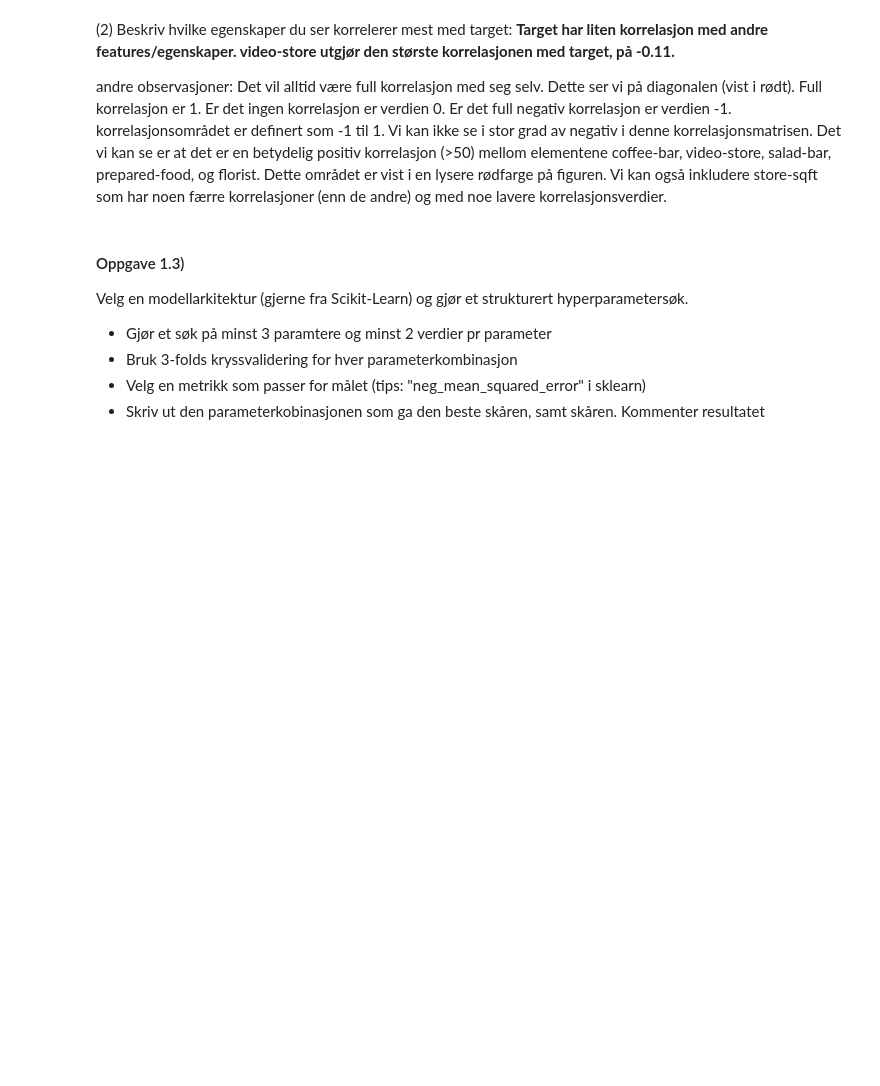
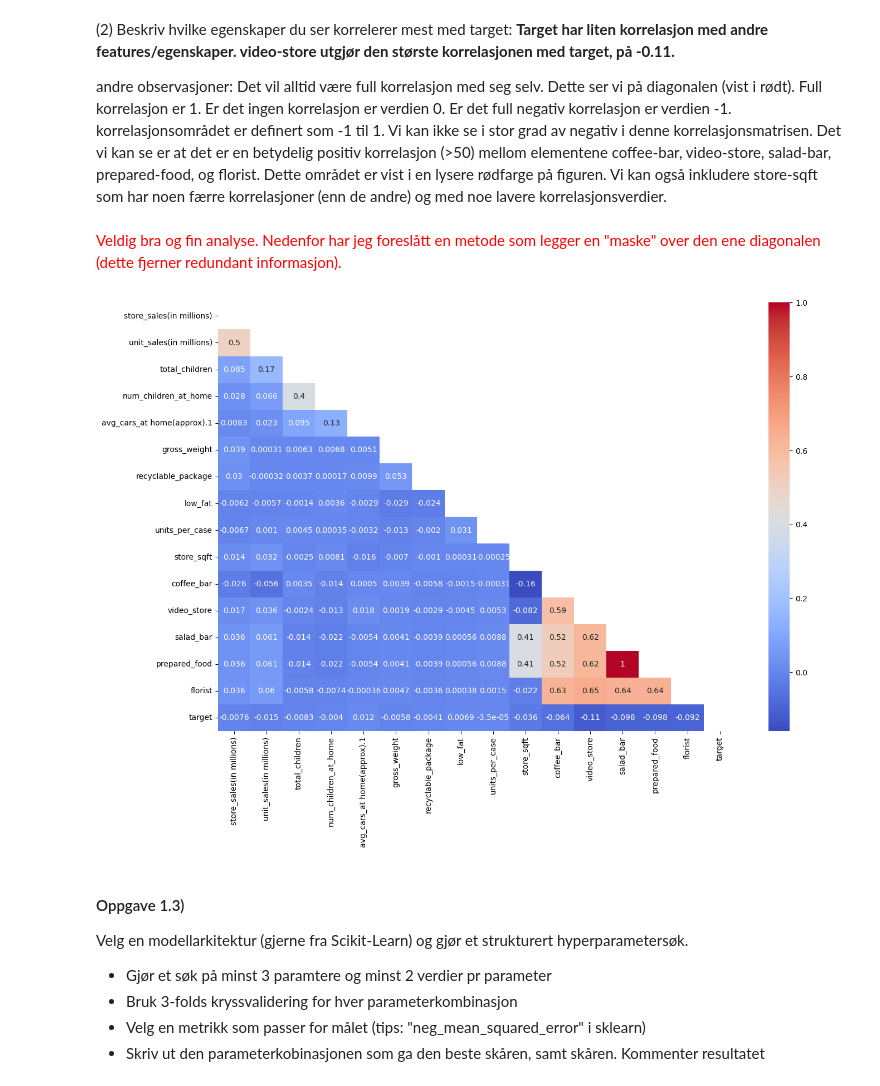
Before and after one commit to Bsingstad/DMBA-ML, a Jupyter notebook: Oblig 2/Oppgave 1.ipynb, the cells around one changed output. Drawn from its saved outputs; the diff is of its cells as text; code cells hidden in the pictures; blank space fills up the shorter version.

```diff
--- a/Oblig 2/Oppgave 1.ipynb
+++ b/Oblig 2/Oppgave 1.ipynb
@@ -105,6 +107,23 @@ korrelasjonsmatrise(X_train, y_train)
 
 andre observasjoner:
 Det vil alltid være full korrelasjon med seg selv. Dette ser vi på diagonalen (vist i rødt). Full korrelasjon er 1. Er det ingen korrelasjon er verdien 0. Er det full negativ korrelasjon er verdien -1. korrelasjonsområdet er definert som -1 til 1. Vi kan ikke se i stor grad av negativ i denne korrelasjonsmatrisen. Det vi kan se er at det er en betydelig positiv korrelasjon (>50) mellom elementene coffee-bar, video-store, salad-bar, prepared-food, og florist. Dette området er vist i en lysere rødfarge på figuren. Vi kan også inkludere store-sqft som har noen færre korrelasjoner (enn de andre) og med noe lavere korrelasjonsverdier.
+# %% [markdown]
+<span style='color:red '> Veldig bra og fin analyse. Nedenfor har jeg foreslått en metode som legger en "maske" over den ene diagonalen (dette fjerner redundant informasjon). </span>
+# %%
+import numpy as np
+def plot_correlation_matrix_suggested(X,y):
+    X_copy = X.copy()
+    X_copy["target"] = y
+    plt.figure(figsize=(15,10))
+    matrix = X_copy.corr()
+    mask = np.zeros_like(matrix)
+    mask[np.triu_indices_from(mask)] = True
+    sns.heatmap(X_copy.corr(), annot=True, mask=mask, cmap='coolwarm') #TODO: mask halve matrisen
+    plt.show()
+# %%
+plot_correlation_matrix_suggested(X_train, y_train)
+# %% [output]
+[figure, added]
 # %% [markdown]
 #### Oppgave 1.3)
 Velg en modellarkitektur (gjerne fra Scikit-Learn) og gjør et strukturert hyperparametersøk.
```
Also changed, not shown: parts of 4 cells of this notebook, 1 other file.
